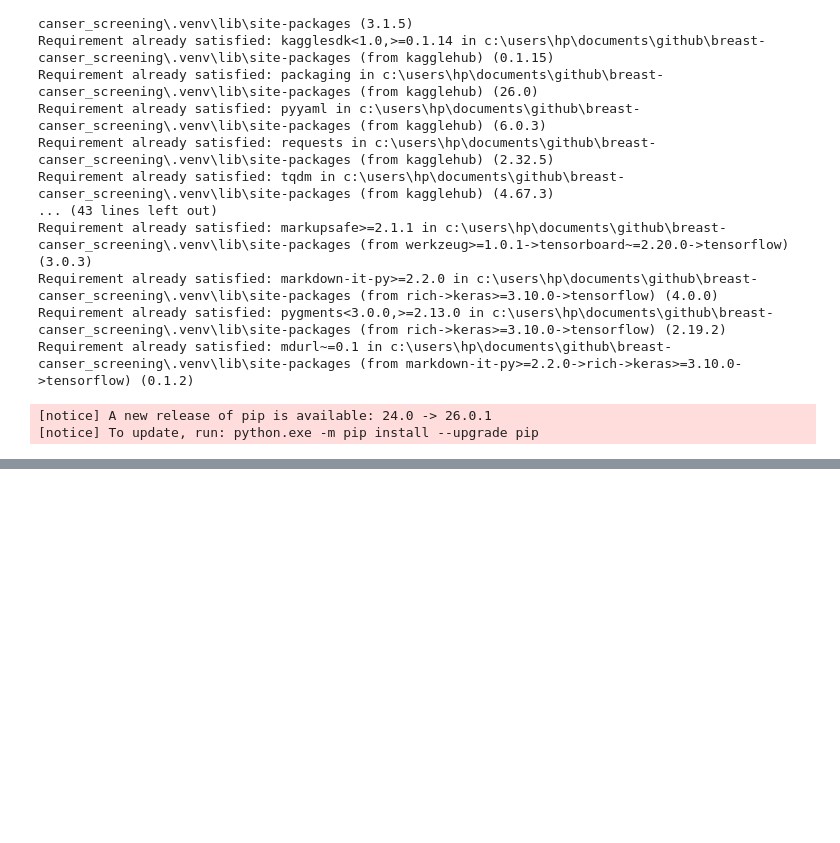
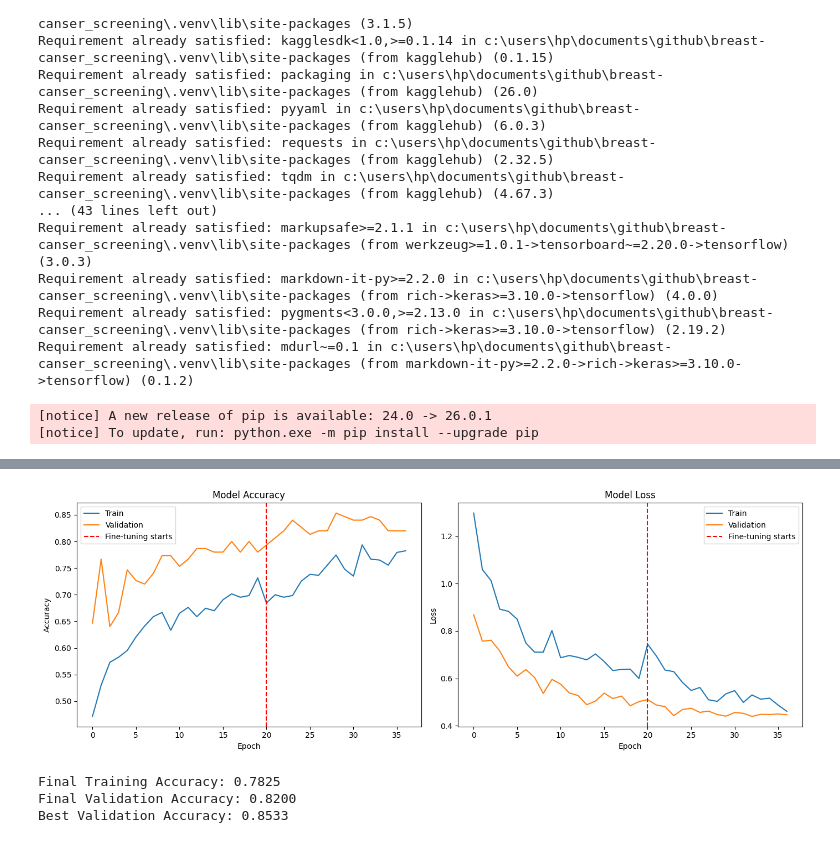
Before and after one commit to cyiza22/Breast-canser_screening, a Jupyter notebook: ml_service/train_model.ipynb, the cells around one changed output, grey strips where cells are left out. Drawn from its saved outputs; the diff is of its cells as text; code cells hidden in the pictures; blank space fills up the shorter version.

Commit message:
retrained model for high accuracy

```diff
--- a/ml_service/train_model.ipynb
+++ b/ml_service/train_model.ipynb
@@ -180,12 +211,0 @@ Train label distribution:
-# %%
-#Train Model
-callbacks = [
-    tf.keras.callbacks.EarlyStopping(patience=5),
-    tf.keras.callbacks.ReduceLROnPlateau()
-]
-
-history = model.fit(
-    train_data,
-    validation_data=val_data,
-    epochs=25
-)
@@ -229,0 +331,44 @@ WARNING:absl:You are saving your model as an HDF5 file via `model.save()` or `ke
+# %%
+# ============================================================
+# TRAINING CURVES
+# ============================================================
+
+# Combine both phases
+acc = history1.history['accuracy'] + history2.history['accuracy']
+val_acc = history1.history['val_accuracy'] + history2.history['val_accuracy']
+loss = history1.history['loss'] + history2.history['loss']
+val_loss = history1.history['val_loss'] + history2.history['val_loss']
+
+phase1_epochs = len(history1.history['accuracy'])
+
+fig, (ax1, ax2) = plt.subplots(1, 2, figsize=(14, 5))
+
+# Accuracy
+ax1.plot(acc, label='Train')
+ax1.plot(val_acc, label='Validation')
+ax1.axvline(x=phase1_epochs, color='red', linestyle='--', label='Fine-tuning starts')
+ax1.set_title('Model Accuracy')
+ax1.set_xlabel('Epoch')
+ax1.set_ylabel('Accuracy')
+ax1.legend()
+
+# Loss
+ax2.plot(loss, label='Train')
+ax2.plot(val_loss, label='Validation')
+ax2.axvline(x=phase1_epochs, color='red', linestyle='--', label='Fine-tuning starts')
+ax2.set_title('Model Loss')
+ax2.set_xlabel('Epoch')
+ax2.set_ylabel('Loss')
+ax2.legend()
+
+plt.tight_layout()
+plt.show()
+
+print(f"\nFinal Training Accuracy: {acc[-1]:.4f}")
+print(f"Final Validation Accuracy: {val_acc[-1]:.4f}")
+print(f"Best Validation Accuracy: {max(val_acc):.4f}")
+# %% [output]
+[figure, added]
+Final Training Accuracy: 0.7825
+Final Validation Accuracy: 0.8200
+Best Validation Accuracy: 0.8533
```
Also changed, not shown: parts of 24 cells of this notebook, 8 other files.
